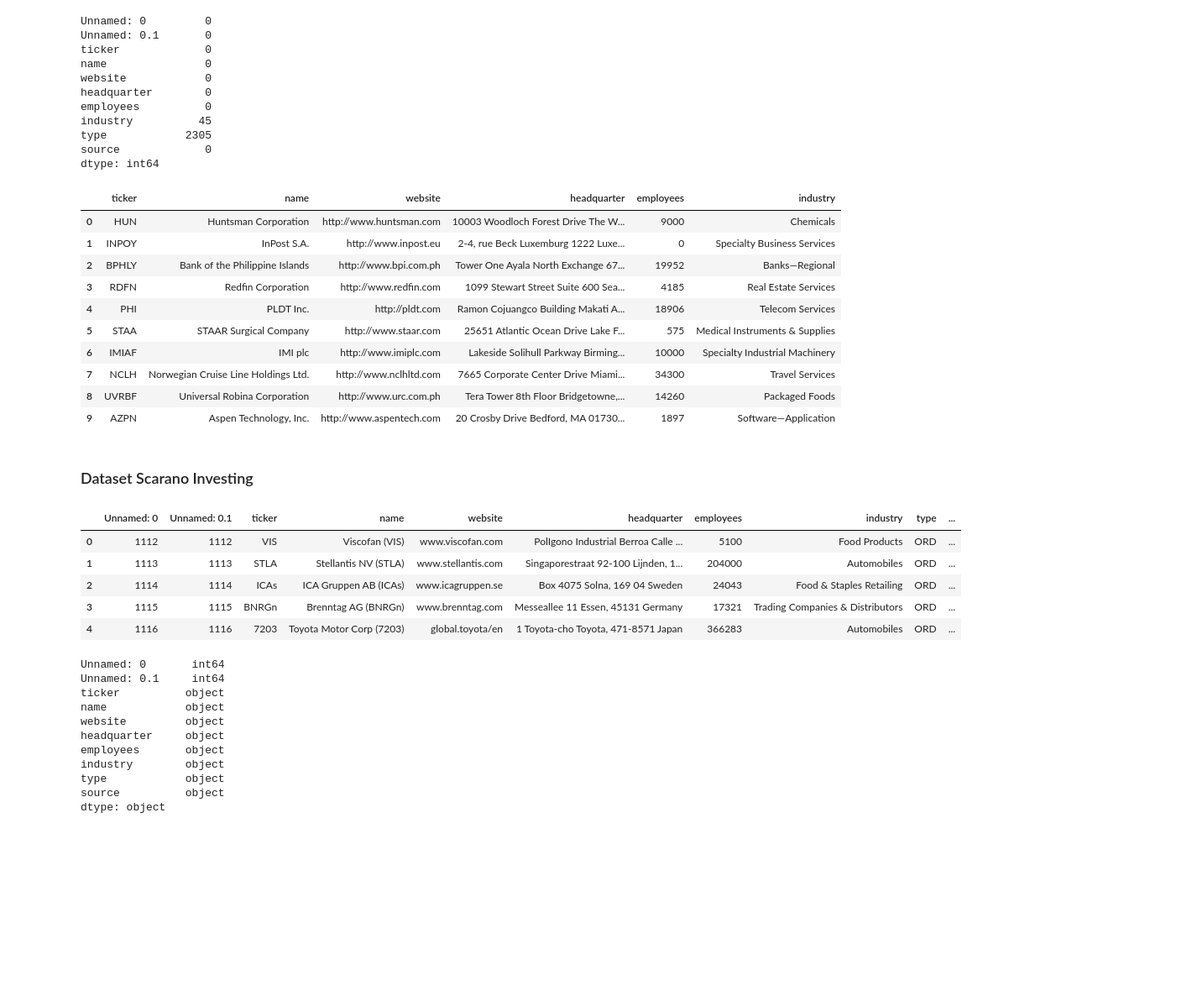
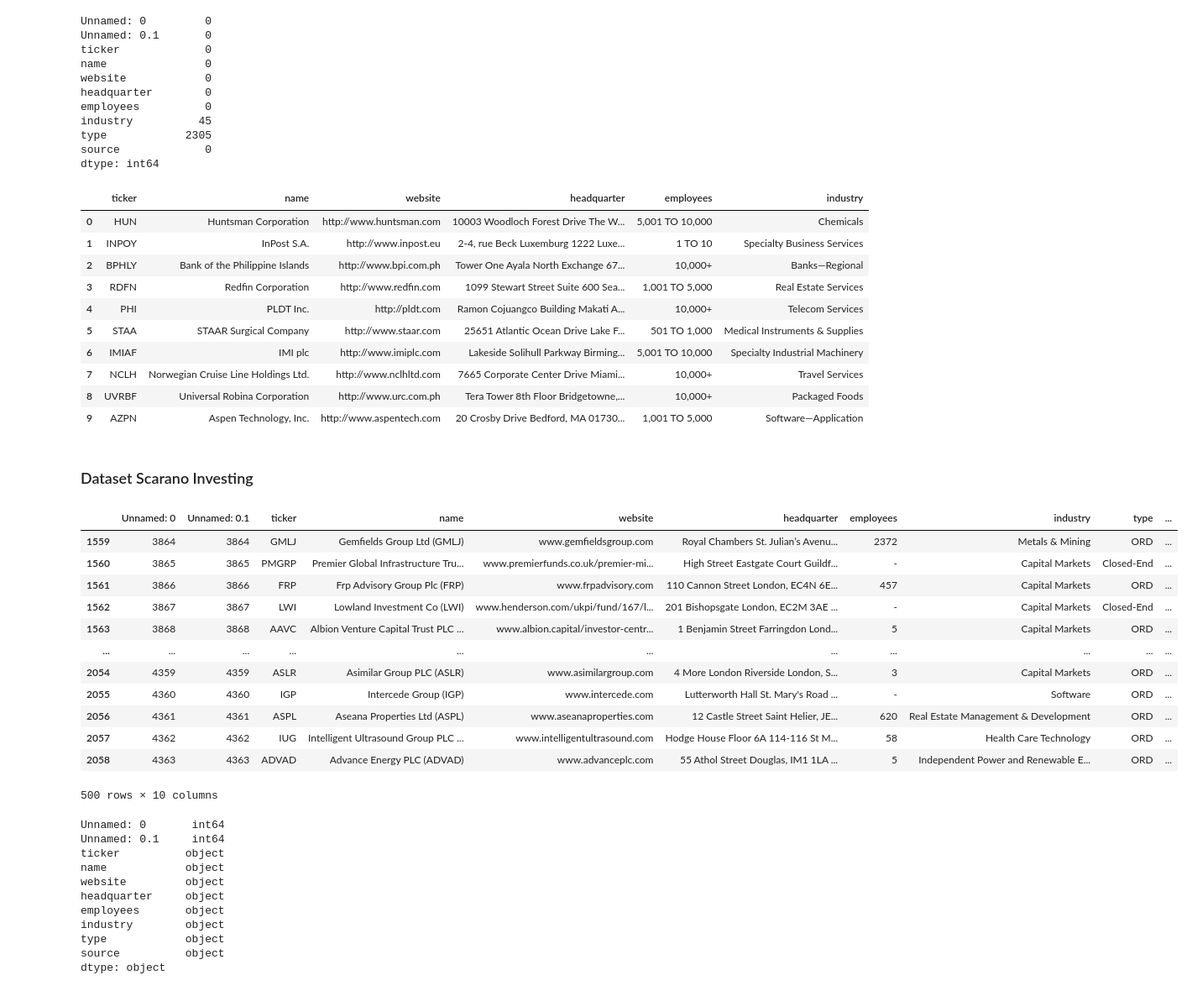
Before and after one commit to samuel-esp/IngDati-Progetto, a Jupyter notebook: SchemaAlignmentCompanies.ipynb, the cells around one changed output. Shown at 84% size. Cells and saved outputs as stored; diff of their text form; code cells hidden in the pictures; blank space fills up the shorter version.

Commit message:
employees update

```diff
--- a/SchemaAlignmentCompanies.ipynb
+++ b/SchemaAlignmentCompanies.ipynb
@@ -78,31 +101,39 @@ scarano_yahoo = scarano_yahoo.drop('Unnamed: 0', 1)
 scarano_yahoo = scarano_yahoo.drop('Unnamed: 0.1', 1)
 scarano_yahoo = scarano_yahoo.drop('type', 1)
 scarano_yahoo = scarano_yahoo.drop('source', 1)
+scarano_yahoo['employees']= scarano_yahoo.apply(lambda x: employees_range(x['employees']), axis=1)
 scarano_yahoo.head(10)
 # %% [output]
 |  | ticker | name | website | headquarter | employees | industry |
-| 0 | HUN | Huntsman Corporation | http://www.huntsman.com | 10003 Woodloch Forest Drive The W... | 9000 | Chemicals |
-| 1 | INPOY | InPost S.A. | http://www.inpost.eu | 2-4, rue Beck Luxemburg 1222 Luxe... | 0 | Specialty Business Services |
-| 2 | BPHLY | Bank of the Philippine Islands | http://www.bpi.com.ph | Tower One Ayala North Exchange 67... | 19952 | Banks—Regional |
-| 3 | RDFN | Redfin Corporation | http://www.redfin.com | 1099 Stewart Street Suite 600 Sea... | 4185 | Real Estate Services |
-| 4 | PHI | PLDT Inc. | http://pldt.com | Ramon Cojuangco Building Makati A... | 18906 | Telecom Services |
-| 5 | STAA | STAAR Surgical Company | http://www.staar.com | 25651 Atlantic Ocean Drive Lake F... | 575 | Medical Instruments & Supplies |
-| 6 | IMIAF | IMI plc | http://www.imiplc.com | Lakeside Solihull Parkway Birming... | 10000 | Specialty Industrial Machinery |
-| 7 | NCLH | Norwegian Cruise Line Holdings Ltd. | http://www.nclhltd.com | 7665 Corporate Center Drive Miami... | 34300 | Travel Services |
-| 8 | UVRBF | Universal Robina Corporation | http://www.urc.com.ph | Tera Tower 8th Floor Bridgetowne,... | 14260 | Packaged Foods |
-| 9 | AZPN | Aspen Technology, Inc. | http://www.aspentech.com | 20 Crosby Drive Bedford, MA 01730... | 1897 | Software—Application |
+| 0 | HUN | Huntsman Corporation | http://www.huntsman.com | 10003 Woodloch Forest Drive The W... | 5,001 TO 10,000 | Chemicals |
+| 1 | INPOY | InPost S.A. | http://www.inpost.eu | 2-4, rue Beck Luxemburg 1222 Luxe... | 1 TO 10 | Specialty Business Services |
+| 2 | BPHLY | Bank of the Philippine Islands | http://www.bpi.com.ph | Tower One Ayala North Exchange 67... | 10,000+ | Banks—Regional |
+| 3 | RDFN | Redfin Corporation | http://www.redfin.com | 1099 Stewart Street Suite 600 Sea... | 1,001 TO 5,000 | Real Estate Services |
+| 4 | PHI | PLDT Inc. | http://pldt.com | Ramon Cojuangco Building Makati A... | 10,000+ | Telecom Services |
+| 5 | STAA | STAAR Surgical Company | http://www.staar.com | 25651 Atlantic Ocean Drive Lake F... | 501 TO 1,000 | Medical Instruments & Supplies |
+| 6 | IMIAF | IMI plc | http://www.imiplc.com | Lakeside Solihull Parkway Birming... | 5,001 TO 10,000 | Specialty Industrial Machinery |
+| 7 | NCLH | Norwegian Cruise Line Holdings Ltd. | http://www.nclhltd.com | 7665 Corporate Center Drive Miami... | 10,000+ | Travel Services |
+| 8 | UVRBF | Universal Robina Corporation | http://www.urc.com.ph | Tera Tower 8th Floor Bridgetowne,... | 10,000+ | Packaged Foods |
+| 9 | AZPN | Aspen Technology, Inc. | http://www.aspentech.com | 20 Crosby Drive Bedford, MA 01730... | 1,001 TO 5,000 | Software—Application |
 # %% [markdown]
 ### Dataset Scarano Investing
 # %%
 scarano_investing = pd.read_csv("sources/aziende/scarano_investing.csv")
-scarano_investing.head()
+scarano_investing.tail(500)
 # %% [output]
 |  | Unnamed: 0 | Unnamed: 0.1 | ticker | name | website | headquarter | employees | industry | type | ... |
-| 0 | 1112 | 1112 | VIS | Viscofan (VIS) | www.viscofan.com | PolIgono Industrial Berroa Calle ... | 5100 | Food Products | ORD | ... |
-| 1 | 1113 | 1113 | STLA | Stellantis NV (STLA) | www.stellantis.com | Singaporestraat 92-100 Lijnden, 1... | 204000 | Automobiles | ORD | ... |
-| 2 | 1114 | 1114 | ICAs | ICA Gruppen AB (ICAs) | www.icagruppen.se | Box 4075 Solna, 169 04 Sweden | 24043 | Food & Staples Retailing | ORD | ... |
-| 3 | 1115 | 1115 | BNRGn | Brenntag AG (BNRGn) | www.brenntag.com | Messeallee 11 Essen, 45131 Germany | 17321 | Trading Companies & Distributors | ORD | ... |
-| 4 | 1116 | 1116 | 7203 | Toyota Motor Corp (7203) | global.toyota/en | 1 Toyota-cho Toyota, 471-8571 Japan | 366283 | Automobiles | ORD | ... |
+| 1559 | 3864 | 3864 | GMLJ | Gemfields Group Ltd (GMLJ) | www.gemfieldsgroup.com | Royal Chambers St. Julian’s Avenu... | 2372 | Metals & Mining | ORD | ... |
+| 1560 | 3865 | 3865 | PMGRP | Premier Global Infrastructure Tru... | www.premierfunds.co.uk/premier-mi... | High Street Eastgate Court Guildf... | - | Capital Markets | Closed-End | ... |
+| 1561 | 3866 | 3866 | FRP | Frp Advisory Group Plc (FRP) | www.frpadvisory.com | 110 Cannon Street London, EC4N 6E... | 457 | Capital Markets | ORD | ... |
+| 1562 | 3867 | 3867 | LWI | Lowland Investment Co (LWI) | www.henderson.com/ukpi/fund/167/l... | 201 Bishopsgate London, EC2M 3AE ... | - | Capital Markets | Closed-End | ... |
+| 1563 | 3868 | 3868 | AAVC | Albion Venture Capital Trust PLC ... | www.albion.capital/investor-centr... | 1 Benjamin Street Farringdon Lond... | 5 | Capital Markets | ORD | ... |
+| ... | ... | ... | ... | ... | ... | ... | ... | ... | ... | ... |
+| 2054 | 4359 | 4359 | ASLR | Asimilar Group PLC (ASLR) | www.asimilargroup.com | 4 More London Riverside London, S... | 3 | Capital Markets | ORD | ... |
+| 2055 | 4360 | 4360 | IGP | Intercede Group (IGP) | www.intercede.com | Lutterworth Hall St. Mary's Road ... | - | Software | ORD | ... |
+| 2056 | 4361 | 4361 | ASPL | Aseana Properties Ltd (ASPL) | www.aseanaproperties.com | 12 Castle Street Saint Helier, JE... | 620 | Real Estate Management & Development | ORD | ... |
+| 2057 | 4362 | 4362 | IUG | Intelligent Ultrasound Group PLC ... | www.intelligentultrasound.com | Hodge House Floor 6A 114-116 St M... | 58 | Health Care Technology | ORD | ... |
+| 2058 | 4363 | 4363 | ADVAD | Advance Energy PLC (ADVAD) | www.advanceplc.com | 55 Athol Street Douglas, IM1 1LA ... | 5 | Independent Power and Renewable E... | ORD | ... |
+500 rows × 10 columns
 # %%
 scarano_investing.dtypes
 # %% [output]
```
Also changed, not shown: parts of 21 cells of this notebook.
